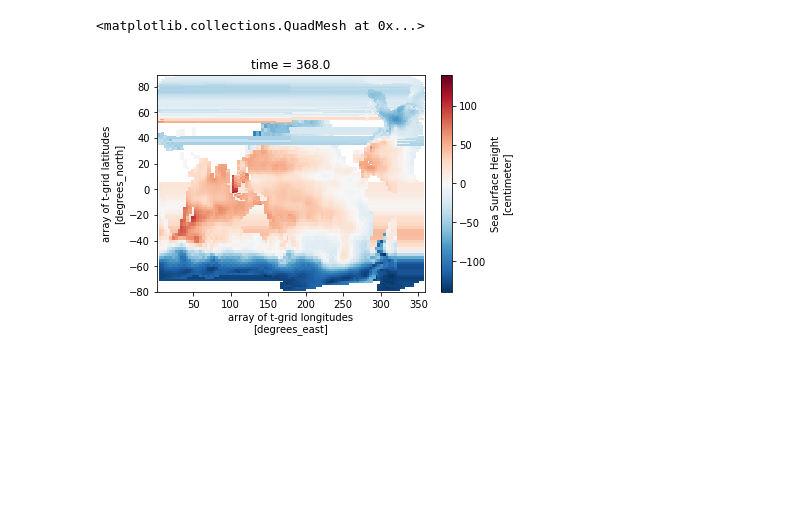
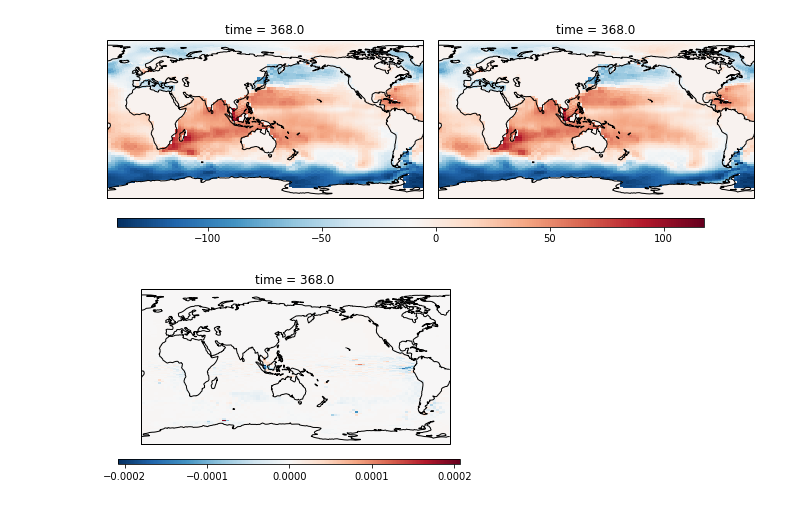
Before and after one commit to mnlevy1981/py_ncdiff, a Jupyter notebook: netCDF Comparison.ipynb, the cells around one changed output. Cells and saved outputs as stored; diff of their text form; code cells hidden in the pictures; blank space fills up the shorter version.

Commit message:
Better plotting
Finally figured out how to get more readable plots... still some minor tweaks I
_could_ try to make, but I'm happy for now.

```diff
--- a/netCDF Comparison.ipynb
+++ b/netCDF Comparison.ipynb
@@ -39,17 +41,60 @@ err_cnt = nc_test.parse_results()
-# %%
-# Pick variable to plot (kwargs will look only at surface for 3D fields)
-var_to_plot = 'SSH'
-kwargs = dict()
-kwargs['time']=0
-if 'z_t' in nc_test.baseline['ds'][var_to_plot].coords:
-    kwargs['z_t']=0
-
-ds_baseline = nc_test.baseline['ds']
-# var_new_file = nc_test.new_file['ds'][var_to_plot]
-# var_difference = nc_var_baseline - var_new_file
-ds_baseline[var_to_plot].isel(**kwargs).plot.pcolormesh(x='TLONG',y='TLAT')
-#var_new_file.isel(z_t=0).plot()
-#var_difference.isel(z_t=0).plot()
-# %% [output]
-<matplotlib.collections.QuadMesh at 0x...>
-[figure, removed]
+# %%
+# Set up modules for plotting
+import matplotlib.ticker
+import matplotlib.pyplot as plt
+import cartopy.crs as ccrs
+%matplotlib inline
+
+# Pick variable to plot (kwargs will look only at surface for 3D fields)
+var_to_plot = 'SSH'
+kwargs = dict()
+kwargs['time']=0
+if 'z_t' in nc_test.baseline['ds'][var_to_plot].coords:
+    kwargs['z_t']=0
+
+ds_baseline = nc_test.baseline['ds']
+ds_new_file = nc_test.new_file['ds']
+diff_field = ds_new_file[var_to_plot] - ds_baseline[var_to_plot]
+
+# Compute min and max for contours
+glo_min = np.min([np.amin(ds_baseline[var_to_plot]), np.amin(ds_new_file[var_to_plot])])
+glo_max = np.max([np.amax(ds_baseline[var_to_plot]), np.amax(ds_new_file[var_to_plot])])
+
+# Should difference contours be centered around 0?
+diff_contours_centered_0 = True
+if diff_contours_centered_0:
+    diff_max = np.amax(np.abs(diff_field))
+    diff_min = -diff_max
+else:
+    diff_min = np.amin(diff_field)
+    diff_max = np.amax(diff_field)
+
+
+# Two panels of fig1 (left is baseline, right is new_file)
+fig1, (ax1, ax2)=plt.subplots(nrows=1, ncols=2, figsize=(10,2.5), subplot_kw=dict(projection=ccrs.PlateCarree(central_longitude=141), sharey=True))
+img1 = ds_baseline[var_to_plot].isel(**kwargs).plot.pcolormesh(ax=ax1, x='TLONG', y='TLAT', vmin=glo_min, vmax=glo_max, cmap='RdBu_r', transform=ccrs.PlateCarree());
+img1.colorbar.remove()
+ax1.coastlines()
+img2 = ds_new_file[var_to_plot].isel(**kwargs).plot.pcolormesh(ax=ax2, x='TLONG', y='TLAT', vmin=glo_min, vmax=glo_max, cmap='RdBu_r', transform=ccrs.PlateCarree());
+img2.colorbar.remove()
+ax2.coastlines()
+
+# Colorbar at bottom
+cax1 = fig1.add_axes([0.1, -0.1, 0.815, 0.05])
+cb = fig1.colorbar(img1, cax=cax1, orientation='horizontal')
+plt.tight_layout()
+
+# Single panel for fig2 (just showing difference)
+fig2, ax3 = plt.subplots(figsize=(5,2.5), subplot_kw=dict(projection=ccrs.PlateCarree(central_longitude=141)))
+
+img3 = diff_field.isel(**kwargs).plot.pcolormesh(ax=ax3, x='TLONG', y='TLAT', vmin=diff_min, vmax=diff_max, cmap='RdBu_r', transform=ccrs.PlateCarree());
+img3.colorbar.remove()
+ax3.coastlines()
+cax2 = fig2.add_axes([0.05, -0.05, 0.95, 0.025])
+cb2 = fig2.colorbar(img3, cax=cax2, orientation='horizontal')
+cb2.locator = matplotlib.ticker.MaxNLocator(nbins=5)
+cb2.update_ticks()
+plt.tight_layout()
+# %% [output]
+[figure, added]
+[figure, added]
```
Also changed, not shown: parts of 3 cells of this notebook.
